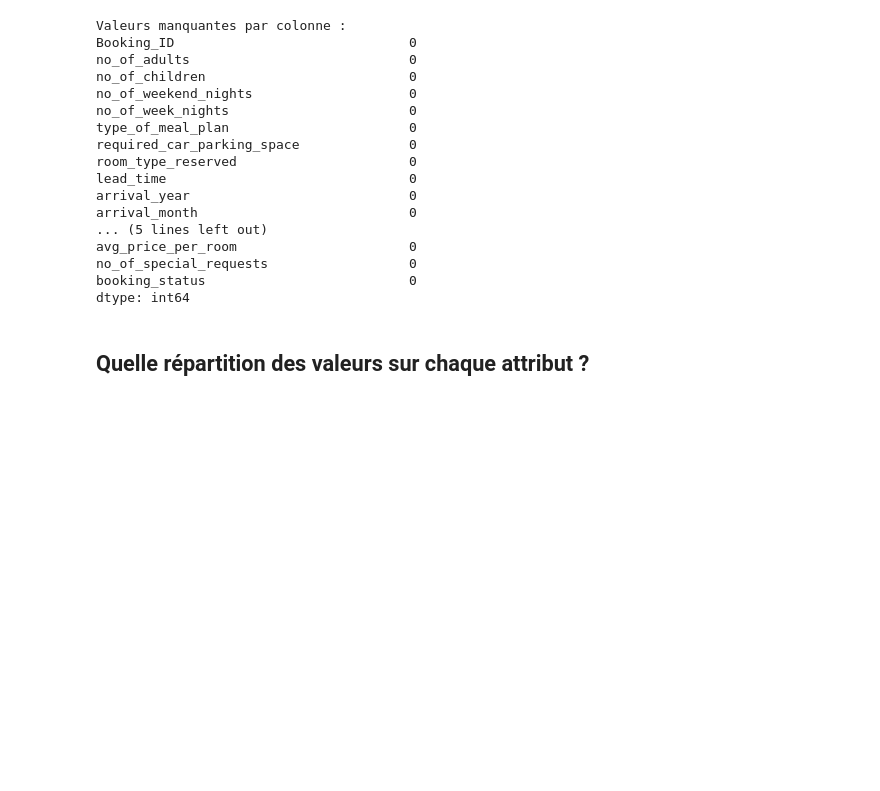
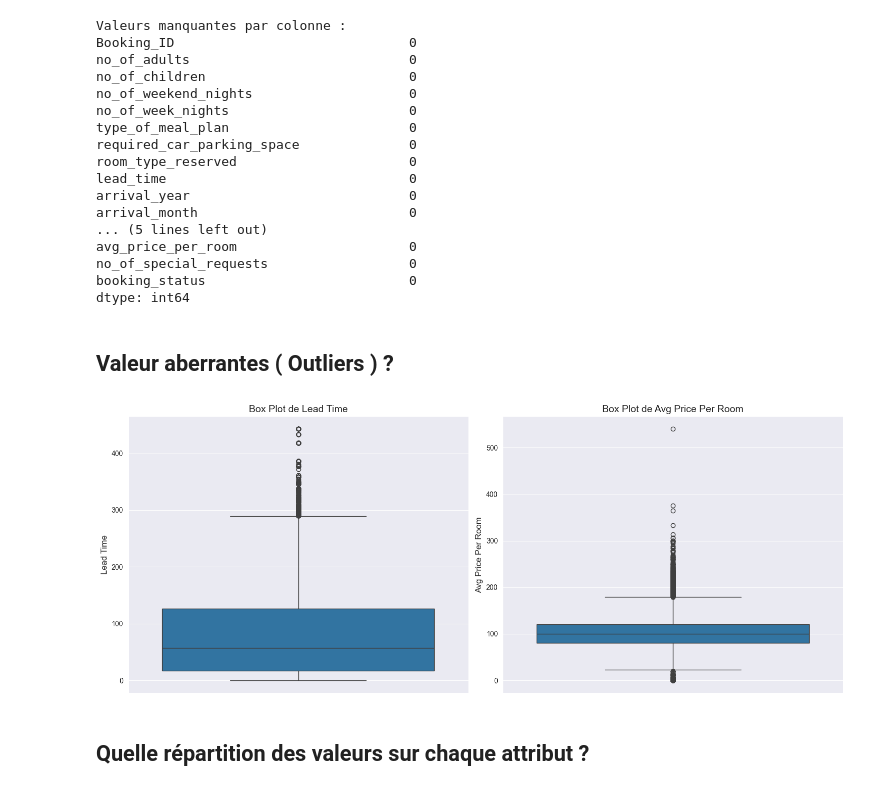
Before and after one commit to AD99i/hotel_booking, a Jupyter notebook: TP10 - Machine Learning avec Python.ipynb, the cells around one changed output. Cells and saved outputs as stored; diff of their text form; code cells hidden in the pictures; blank space fills up the shorter version.

```diff
--- a/TP10 - Machine Learning avec Python.ipynb
+++ b/TP10 - Machine Learning avec Python.ipynb
@@ -142,6 +249,25 @@ avg_price_per_room                      0
 no_of_special_requests                  0
 booking_status                          0
 dtype: int64
+# %% [markdown]
+## Valeur aberrantes ( Outliers ) ?
+# %%
+# 2. Définir les variables clés
+variables_cles = ['lead_time', 'avg_price_per_room']
+
+# 3. Créer les Box Plots
+plt.figure(figsize=(15, 6))
+
+for i, col in enumerate(variables_cles):
+    plt.subplot(1, 2, i + 1)
+    sns.boxplot(y=df[col])
+    plt.title(f'Box Plot de {col.replace("_", " ").title()}', fontsize=14)
+    plt.ylabel(col.replace("_", " ").title(), fontsize=12)
+
+plt.tight_layout()
+plt.show()
+# %% [output]
+[figure, added]
 # %% [markdown]
 ## Quelle répartition des valeurs sur chaque attribut ?
 # %%
```
Also changed, not shown: parts of 37 cells of this notebook, 1 other file.
